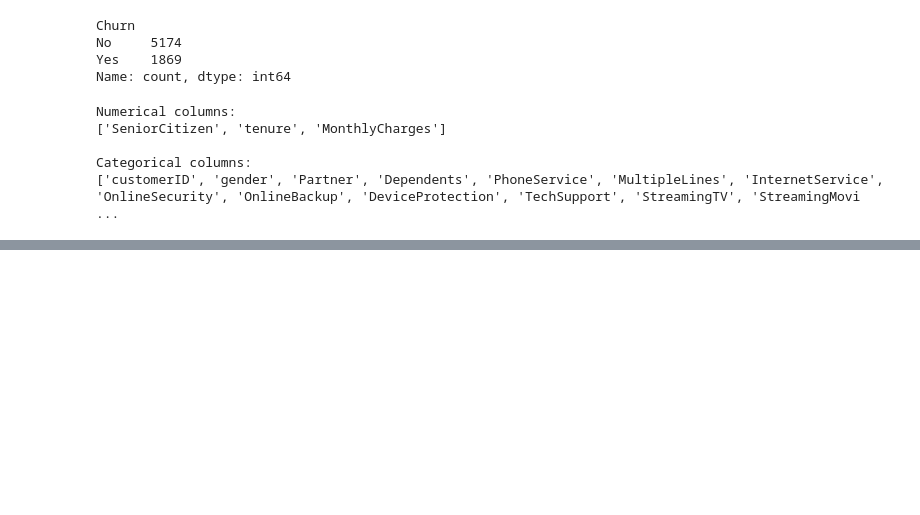
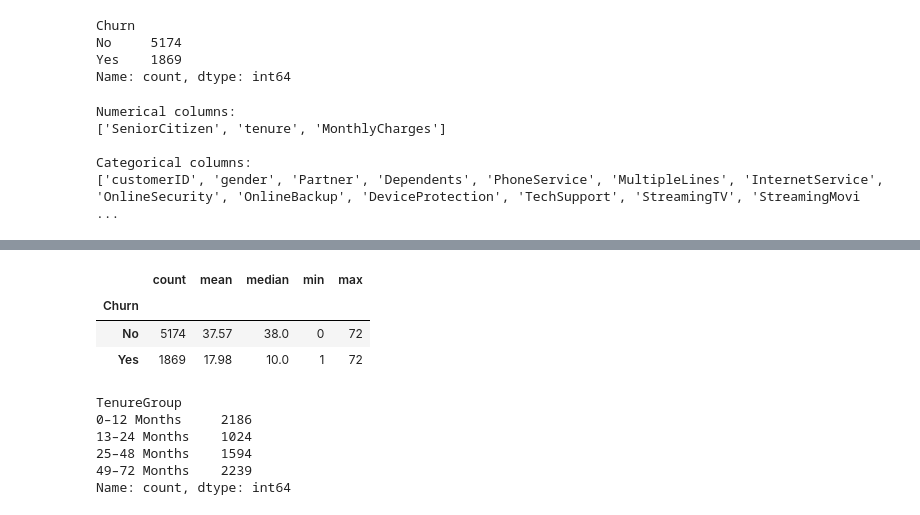
Before and after one commit to shubhamsinghsarkar61/Customer-Churn-Prediction, a Jupyter notebook: EDA.ipynb, the cells around one changed output, grey strips where cells are left out. Cells and saved outputs as stored; diff of their text form; code cells hidden in the pictures; blank space fills up the shorter version.

```diff
--- a/EDA.ipynb
+++ b/EDA.ipynb
@@ -115,0 +213,11 @@ Categorical columns:
+# %%
+tenure_stats = eda_df.groupby('Churn')['tenure'].agg(
+    ['count', 'mean', 'median', 'min', 'max']
+).round(2)
+
+tenure_stats
+# %% [output]
+|  | count | mean | median | min | max |
+| Churn |  |  |  |  |  |
+| No | 5174 | 37.57 | 38.0 | 0 | 72 |
+| Yes | 1869 | 17.98 | 10.0 | 1 | 72 |
@@ -115,0 +235,9 @@ Categorical columns:
+# %%
+eda_df['TenureGroup'].value_counts().sort_index()
+# %% [output]
+TenureGroup
+0–12 Months     2186
+13–24 Months    1024
+25–48 Months    1594
+49–72 Months    2239
+Name: count, dtype: int64
```
Also changed, not shown: parts of 9 cells of this notebook.
